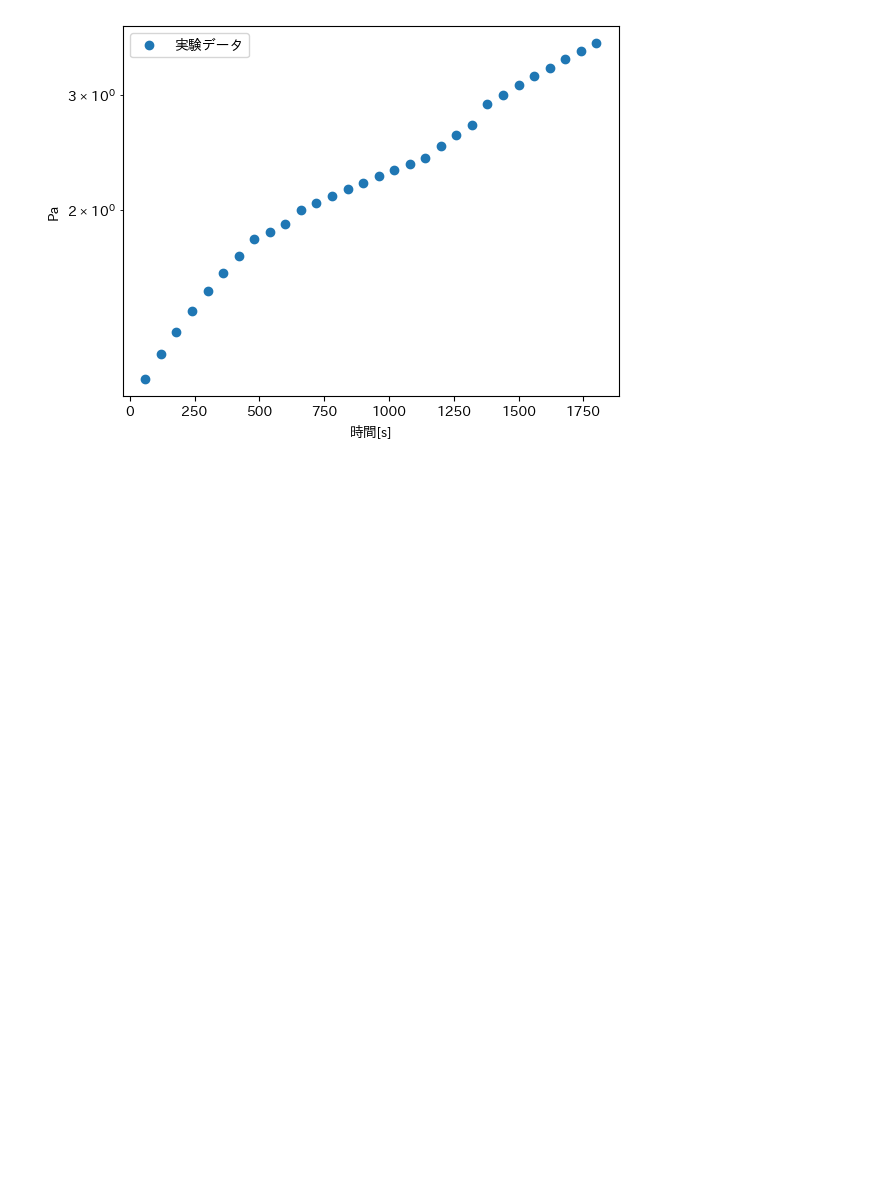
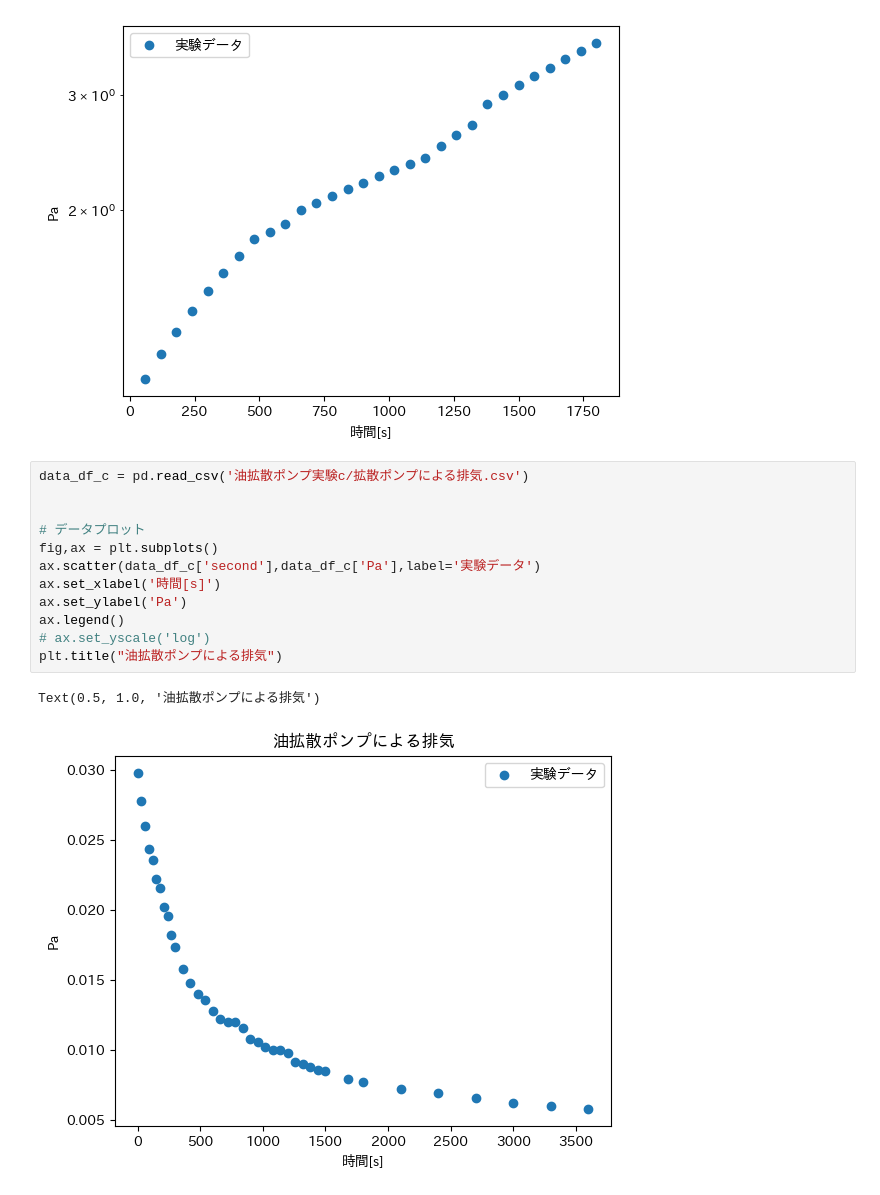
Before and after one commit to vyuma/physic_ex_repo, a Jupyter notebook: 細いパイプの挿入/data_process.ipynb, the cells around one changed output. Cells and saved outputs as stored; diff of their text form; blank space fills up the shorter version.

```diff
--- a/細いパイプの挿入/data_process.ipynb
+++ b/細いパイプの挿入/data_process.ipynb
@@ -34,3 +34,18 @@ ax.set_yscale('log')
 plt.show()
 # %% [output]
 [figure]
+# %%
+data_df_c = pd.read_csv('油拡散ポンプ実験c/拡散ポンプによる排気.csv')
+
+
+# データプロット
+fig,ax = plt.subplots()
+ax.scatter(data_df_c['second'],data_df_c['Pa'],label='実験データ')
+ax.set_xlabel('時間[s]')
+ax.set_ylabel('Pa')
+ax.legend()
+# ax.set_yscale('log')
+plt.title("油拡散ポンプによる排気")
+# %% [output]
+Text(0.5, 1.0, '油拡散ポンプによる排気')
+[figure, added]
```
Also changed, not shown: parts of 2 cells of this notebook, 4 other files.
